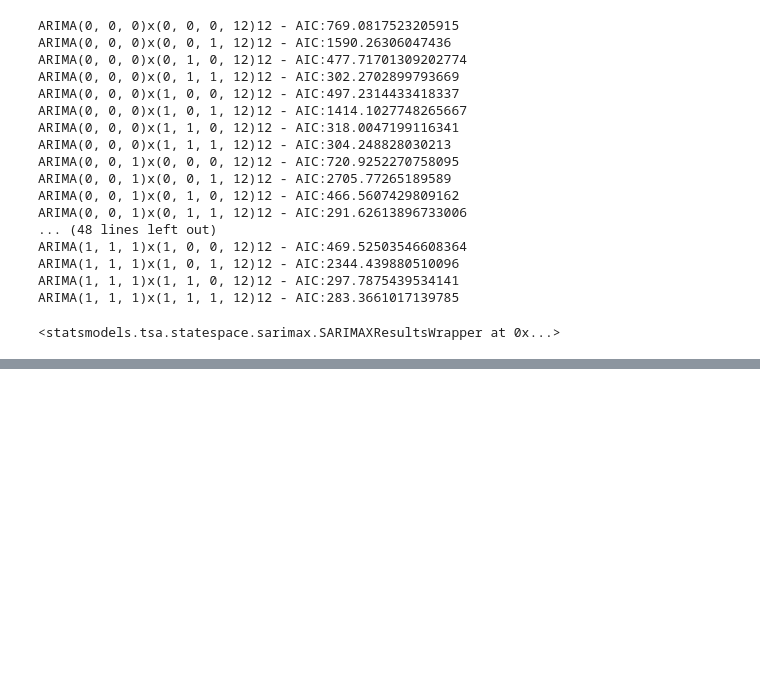
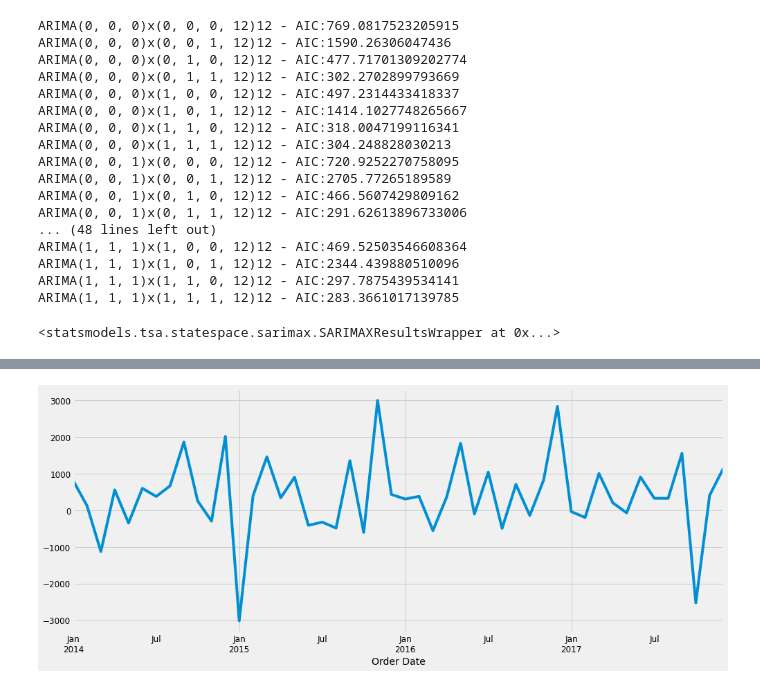
Before and after one commit to shhreyaa/TSA-using-Arima-Model, a Jupyter notebook: Minor.ipynb, the cells around one changed output, grey strips where cells are left out. Saved outputs shown, nothing was run; the diff lists cells and outputs as text; code cells hidden in the pictures; blank space fills up the shorter version.

```diff
--- a/Minor.ipynb
+++ b/Minor.ipynb
@@ -218,0 +298,9 @@ results
+# %%
+#for profit
+#for furniture
+furniture_profit = df.loc[df['Category'] == 'Furniture']
+furniture_profit
+cols = ['Row ID','Sales', 'Order ID', 'Ship Date', 'Ship Mode', 'Customer ID', 'Customer Name', 'Segment', 'Country', 'City', 'State', 'Postal Code', 'Region', 'Product ID', 'Category', 'Sub-Category', 'Product Name', 'Quantity', 'Discount']
+furniture_profit.drop(cols, axis=1, inplace=True)
+furniture_profit = furniture_profit.sort_values('Order Date')
+furniture_profit.isnull().sum()
@@ -218,0 +327,8 @@ results
+# %%
+furniture_profit = furniture_profit.set_index('Order Date')
+furniture_profit.index
+y_fur = furniture_profit['Profit'].resample('MS').sum()
+y_fur.plot(figsize=(15, 6))
+plt.show()
+# %% [output]
+[figure, added]
```
Also changed, not shown: parts of 11 cells of this notebook.
